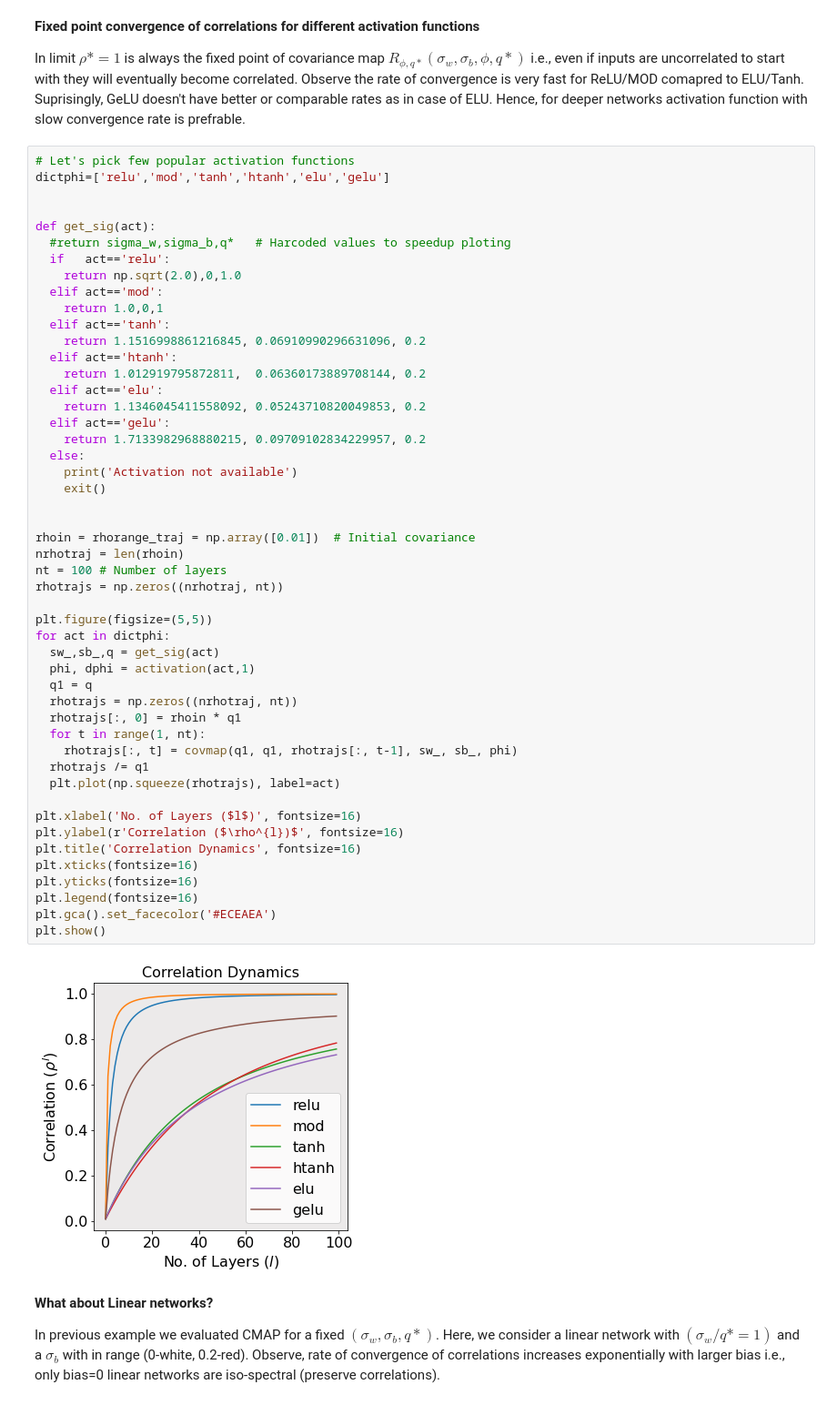
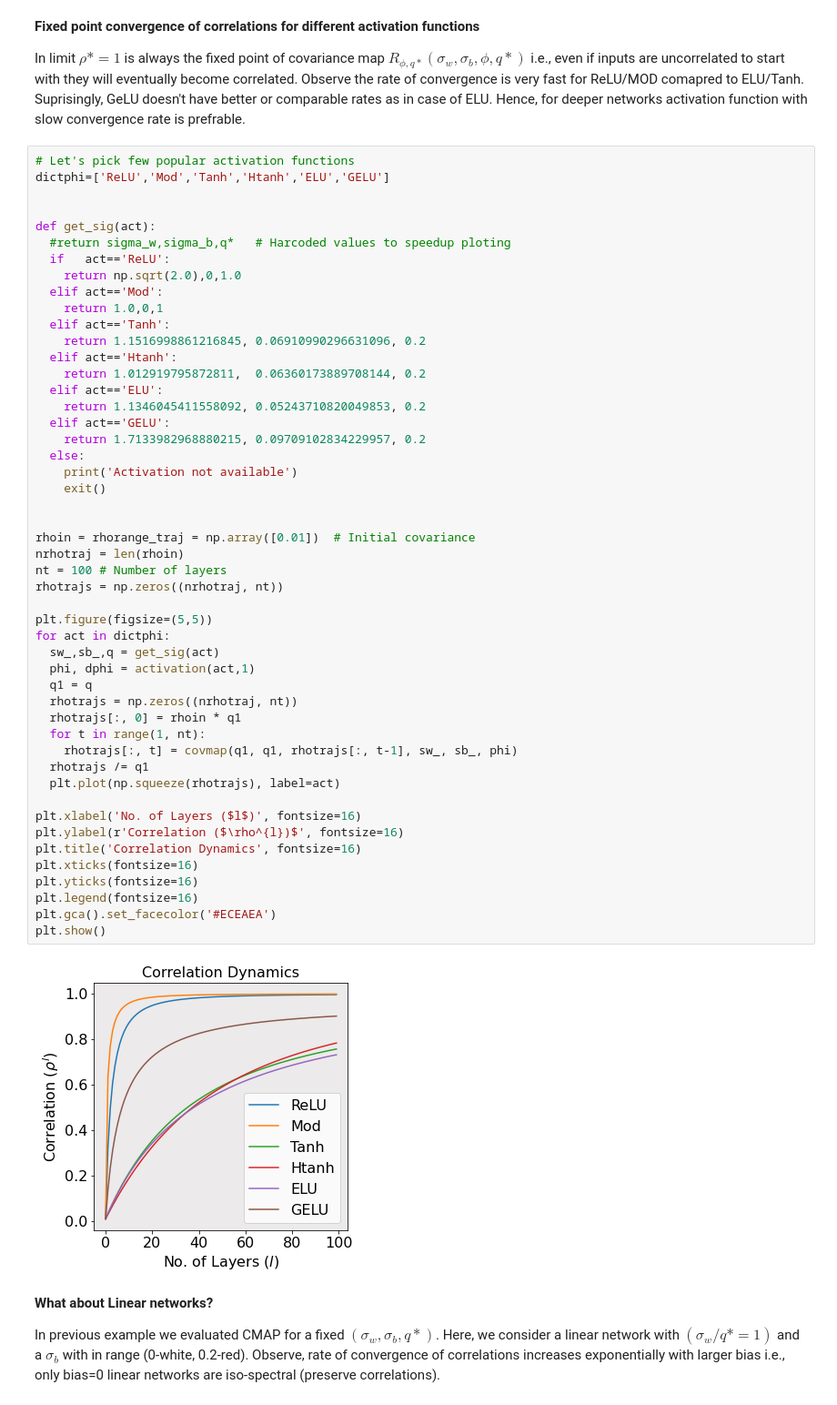
Before and after one commit to Cross-Caps/AFLI, a Jupyter notebook: Notebook/RTM_theory.ipynb, the cells around one changed output. Shown at 91% size. Cells and saved outputs as stored; diff of their text form.

```diff
--- a/Notebook/RTM_theory.ipynb
+++ b/Notebook/RTM_theory.ipynb
@@ -350,55 +320,55 @@ plt.show()
 In limit $\rho*=1$ is always the fixed point of covariance map $R_{\phi,q*}(\sigma_w,\sigma_b,\phi,q*)$ i.e., even if inputs are uncorrelated to start with they will eventually become correlated. Observe the rate of convergence is very fast for ReLU/MOD comapred to ELU/Tanh. Suprisingly, GeLU doesn't have better or comparable rates as in case of ELU. Hence, for deeper networks activation function with slow convergence rate is prefrable.
 # %%
 # Let's pick few popular activation functions
-dictphi=['relu','mod','tanh','htanh','elu','gelu']
+dictphi=['ReLU','Mod','Tanh','Htanh','ELU','GELU']
 
 
 def get_sig(act):
   #return sigma_w,sigma_b,q*   # Harcoded values to speedup ploting
-  if   act=='relu':
+  if   act=='ReLU':
     return np.sqrt(2.0),0,1.0
-  elif act=='mod':
+  elif act=='Mod':
     return 1.0,0,1
-  elif act=='tanh':
+  elif act=='Tanh':
     return 1.1516998861216845, 0.06910990296631096, 0.2
-  elif act=='htanh':
+  elif act=='Htanh':
     return 1.012919795872811,  0.06360173889708144, 0.2
-  elif act=='elu':
+  elif act=='ELU':
     return 1.1346045411558092, 0.05243710820049853, 0.2
-  elif act=='gelu':
+  elif act=='GELU':
     return 1.7133982968880215, 0.09709102834229957, 0.2
   else:
     print('Activation not available')
     exit()
 
 
 rhoin = rhorange_traj = np.array([0.01])  # Initial covariance
 nrhotraj = len(rhoin)
 nt = 100 # Number of layers
 rhotrajs = np.zeros((nrhotraj, nt))
 
 plt.figure(figsize=(5,5))
 for act in dictphi:
   sw_,sb_,q = get_sig(act)
   phi, dphi = activation(act,1)
   q1 = q
   rhotrajs = np.zeros((nrhotraj, nt))
   rhotrajs[:, 0] = rhoin * q1
   for t in range(1, nt):
     rhotrajs[:, t] = covmap(q1, q1, rhotrajs[:, t-1], sw_, sb_, phi)
   rhotrajs /= q1
   plt.plot(np.squeeze(rhotrajs), label=act)
 
 plt.xlabel('No. of Layers ($l$)', fontsize=16)
 plt.ylabel(r'Correlation ($\rho^{l})$', fontsize=16)
 plt.title('Correlation Dynamics', fontsize=16)
 plt.xticks(fontsize=16)
 plt.yticks(fontsize=16)
 plt.legend(fontsize=16)
 plt.gca().set_facecolor('#ECEAEA')
 plt.show()
 # %% [output]
-[figure, old version]
+[figure, new version]
 # %% [markdown]
 **What about Linear networks?**
 
```
Also changed, not shown: parts of 3 cells of this notebook.
